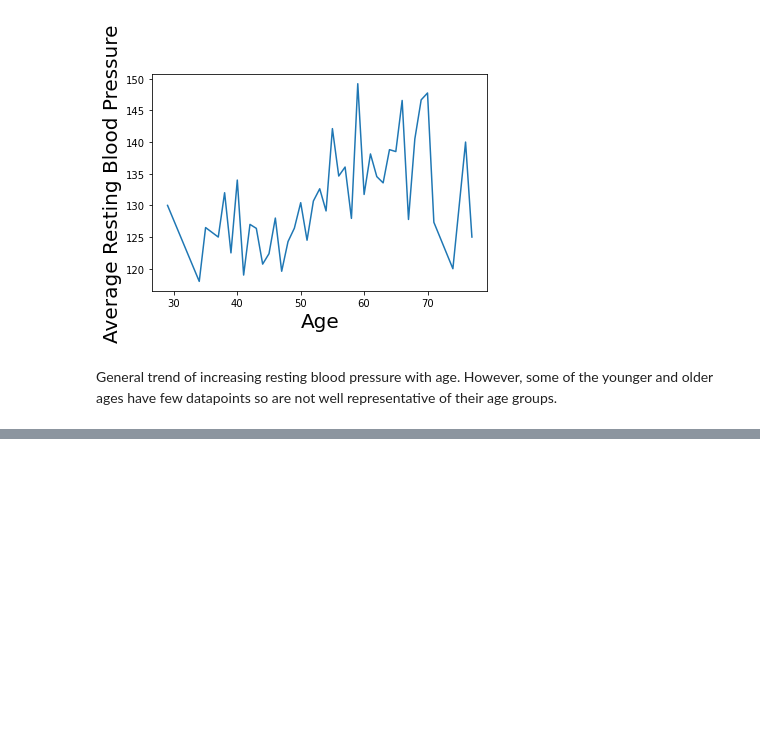
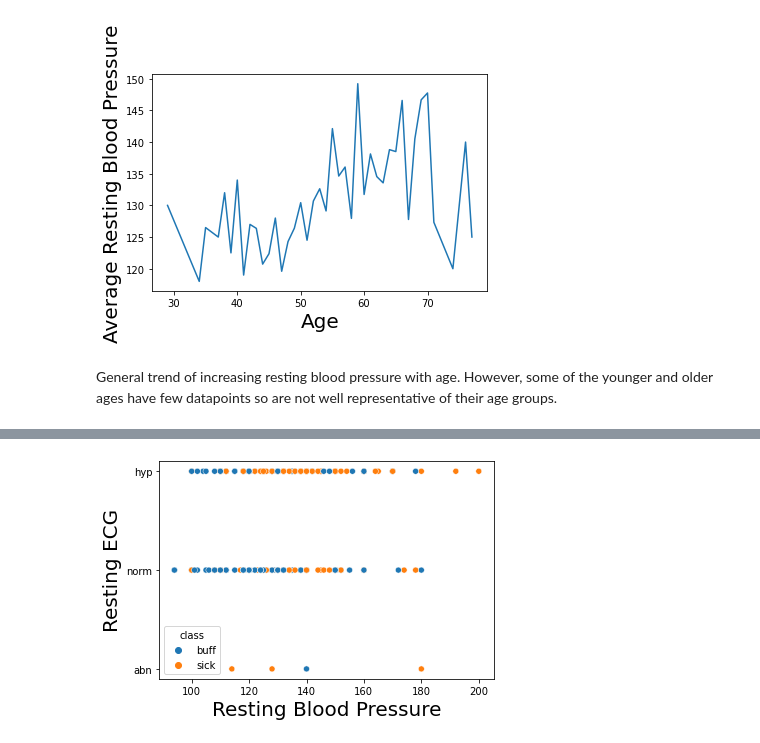
Before and after one commit to sclayton33/data-science-practice, a Jupyter notebook: UCI_heart_disease_dataset.ipynb, the cells around one changed output, grey strips where cells are left out. Drawn from its saved outputs; the diff is of its cells as text; code cells hidden in the pictures; blank space fills up the shorter version.

```diff
--- a/UCI_heart_disease_dataset.ipynb
+++ b/UCI_heart_disease_dataset.ipynb
@@ -143,0 +165,7 @@ General trend of increasing resting blood pressure with age. However, some of th
+# %%
+sns.scatterplot(x='trestbps', y='rest_ecg', hue='class', data=cv_df)
+plt.xlabel('Resting Blood Pressure', fontsize=20)
+plt.ylabel('Resting ECG', fontsize=20)
+plt.show()
+# %% [output]
+[figure, added]
```
Also changed, not shown: parts of 26 cells of this notebook.
